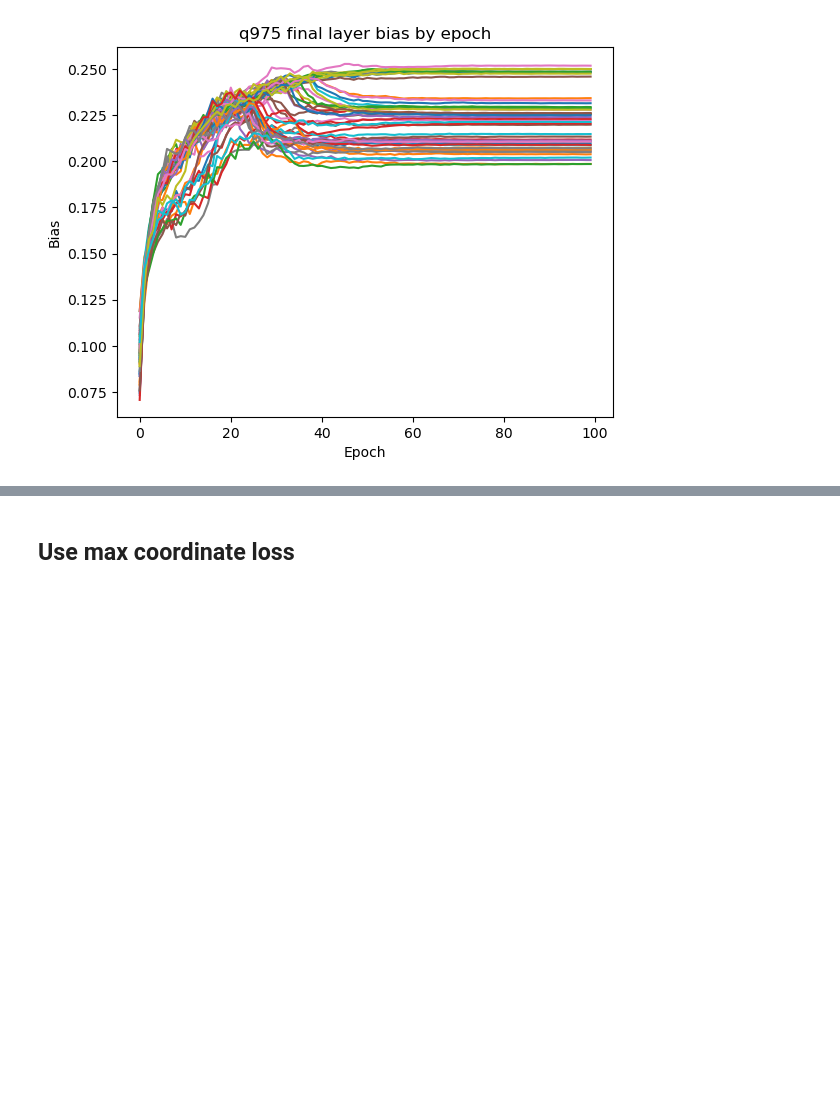
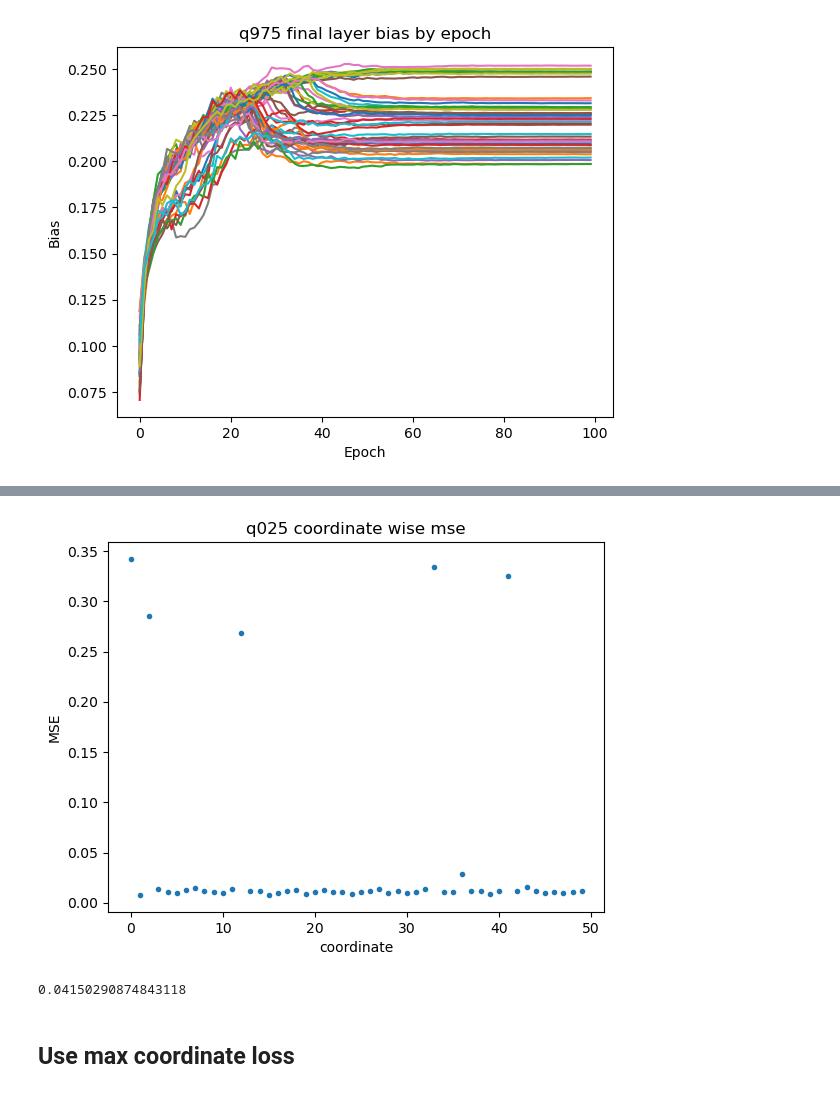
Before and after one commit to glory-99/simulation-based-inference, a Jupyter notebook: dynamic.ipynb, the cells around one changed output, grey strips where cells are left out. Saved outputs shown, nothing was run; the diff lists cells and outputs as text; code cells hidden in the pictures; blank space fills up the shorter version.

```diff
--- a/dynamic.ipynb
+++ b/dynamic.ipynb
@@ -706,0 +753,4 @@ plt.show()
+# %%
+pred_q025 = predict(md_q025, Y_test_normalized)
+q025_loss = np.mean(np.maximum(0.025*(beta_test-pred_q025),0.975*(pred_q025-beta_test)), 0)
+q025_loss
@@ -707,3 +768,16 @@ plt.show()
+# %%
+mse_q025 = np.mean((true_q025 - pred_q025[:10000,:])**2, 0)
+plt.plot(mse_q025,'.')
+plt.xlabel('coordinate')
+plt.ylabel('MSE')
+plt.title('q025 coordinate wise mse')
+plt.show()
+# %% [output]
+[figure, added]
+# %%
+np.mean(mse_q025)
+# %% [output]
+0.04150290874843118
 # %% [markdown]
 ## Use max coordinate loss
 # %%
```
Also changed, not shown: parts of 5 cells of this notebook.
